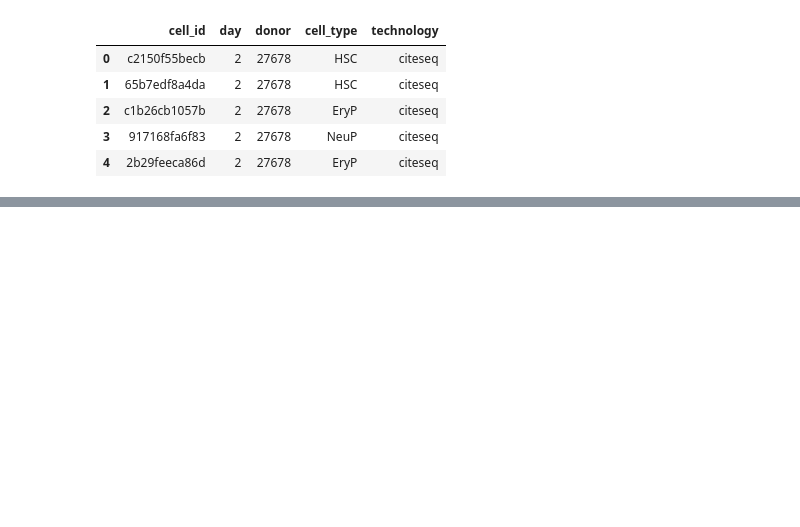
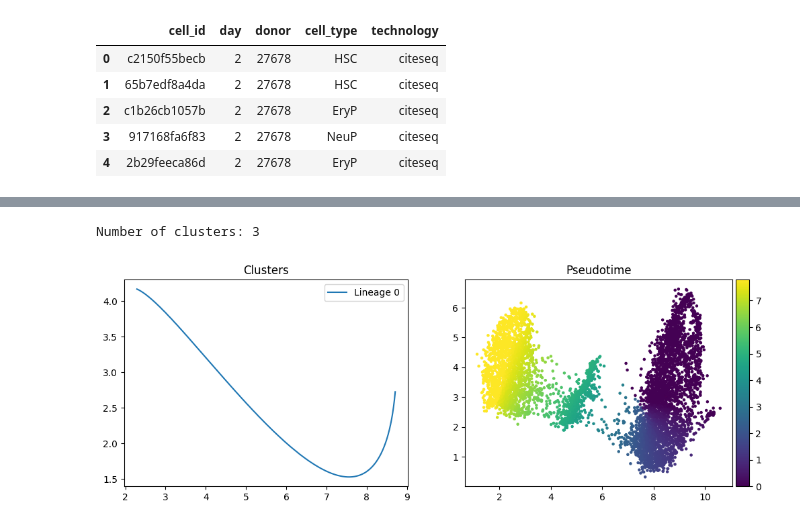
Before and after one commit to ciml/cgp-grn, a Jupyter notebook: test_umap.ipynb, the cells around one changed output, grey strips where cells are left out. Drawn from its saved outputs; the diff is of its cells as text; code cells hidden in the pictures; blank space fills up the shorter version.

```diff
--- a/test_umap.ipynb
+++ b/test_umap.ipynb
@@ -59,0 +83,12 @@ plt.show()
+# %%
+
+print("Number of clusters: %d" %(slingshot.num_clusters))
+
+fig, axes = plt.subplots(ncols=2, figsize=(12, 4))
+axes[0].set_title('Clusters')
+axes[1].set_title('Pseudotime')
+slingshot.plotter.curves(axes[0], slingshot.curves)
+slingshot.plotter.clusters(axes[1], color_mode='pseudotime', s=5)
+# %% [output]
+Number of clusters: 3
+[figure, added]
```
Also changed, not shown: parts of 8 cells of this notebook, 3 other files.
